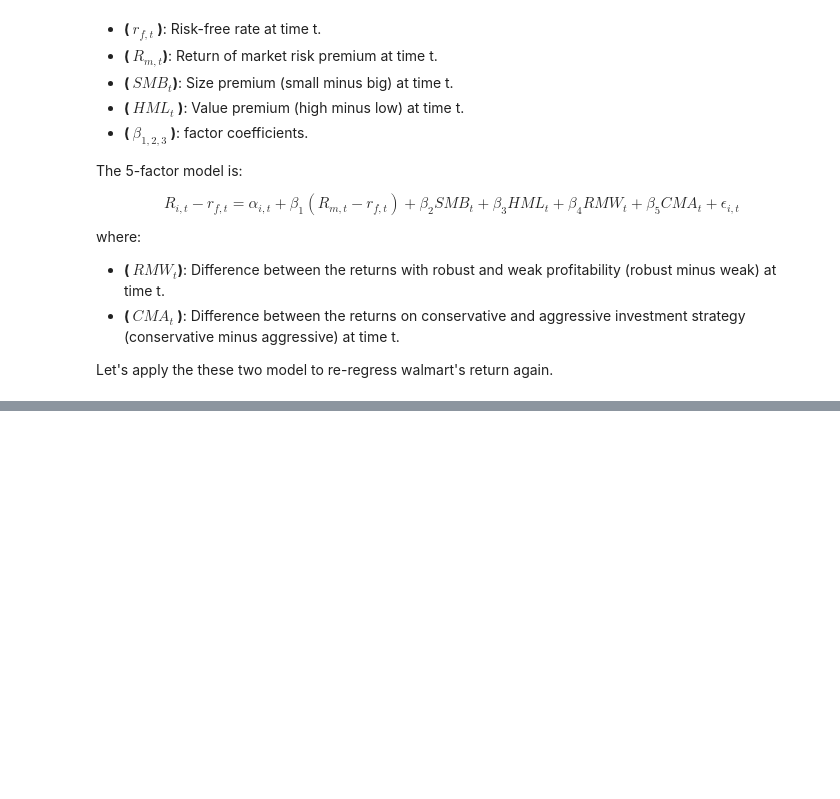
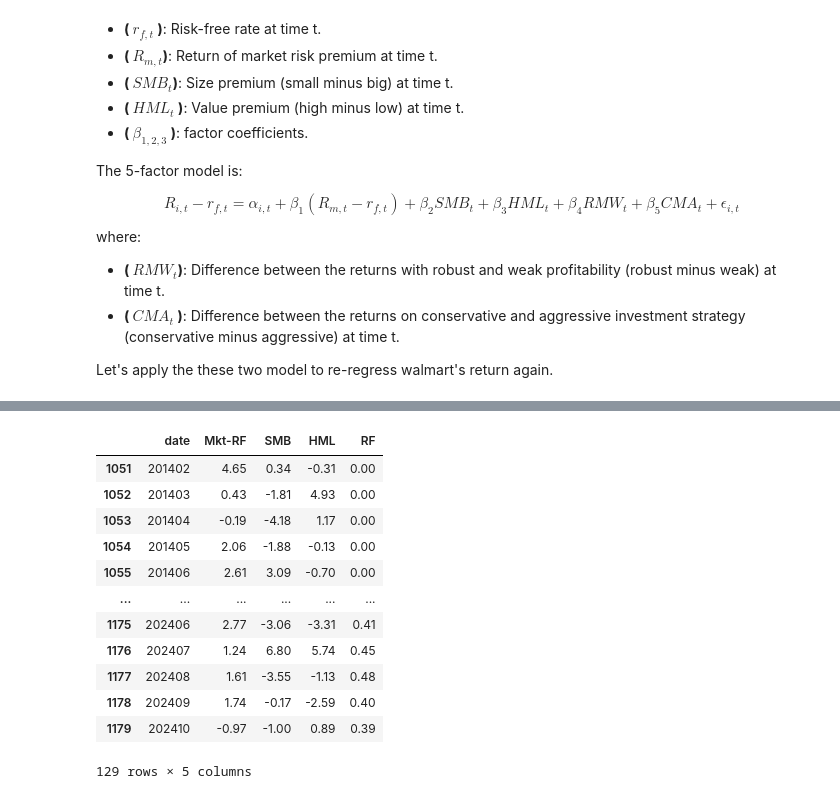
Before and after one commit to linxian963/Financial-Modeling-FINC-305, a Jupyter notebook: Sec1_linear_regression/linear_regression.ipynb, the cells around one changed output, grey strips where cells are left out. Cells and saved outputs as stored; diff of their text form; code cells hidden in the pictures; blank space fills up the shorter version.

```diff
--- a/Sec1_linear_regression/linear_regression.ipynb
+++ b/Sec1_linear_regression/linear_regression.ipynb
@@ -200,0 +183,8 @@ factor_3
+# %%
+
+#step 1: first we need to retrieve the dataset that estimated by Fama and French for all three factors.
+
+
+factor_3 =pd.read_csv("3_factor.csv")
+
+factor_3
@@ -200,0 +290,23 @@ factor_3
+# %%
+# Next thing we need to do is combining two dataset together before runing linear regression.
+
+# We notice that the 3-factor document starts from July,1926 to Oct 2024, where our return's dataset starts from Feb 2014 to Dec 2024. We need to match the observation (row of dataset) before merging.
+
+
+factor_3 = factor_3[factor_3["date"] >=201402]
+
+factor_3
+# %% [output]
+|  | date | Mkt-RF | SMB | HML | RF |
+| 1051 | 201402 | 4.65 | 0.34 | -0.31 | 0.00 |
+| 1052 | 201403 | 0.43 | -1.81 | 4.93 | 0.00 |
+| 1053 | 201404 | -0.19 | -4.18 | 1.17 | 0.00 |
+| 1054 | 201405 | 2.06 | -1.88 | -0.13 | 0.00 |
+| 1055 | 201406 | 2.61 | 3.09 | -0.70 | 0.00 |
+| ... | ... | ... | ... | ... | ... |
+| 1175 | 202406 | 2.77 | -3.06 | -3.31 | 0.41 |
+| 1176 | 202407 | 1.24 | 6.80 | 5.74 | 0.45 |
+| 1177 | 202408 | 1.61 | -3.55 | -1.13 | 0.48 |
+| 1178 | 202409 | 1.74 | -0.17 | -2.59 | 0.40 |
+| 1179 | 202410 | -0.97 | -1.00 | 0.89 | 0.39 |
+129 rows × 5 columns
```
Also changed, not shown: parts of 21 cells of this notebook, 1 other file.
